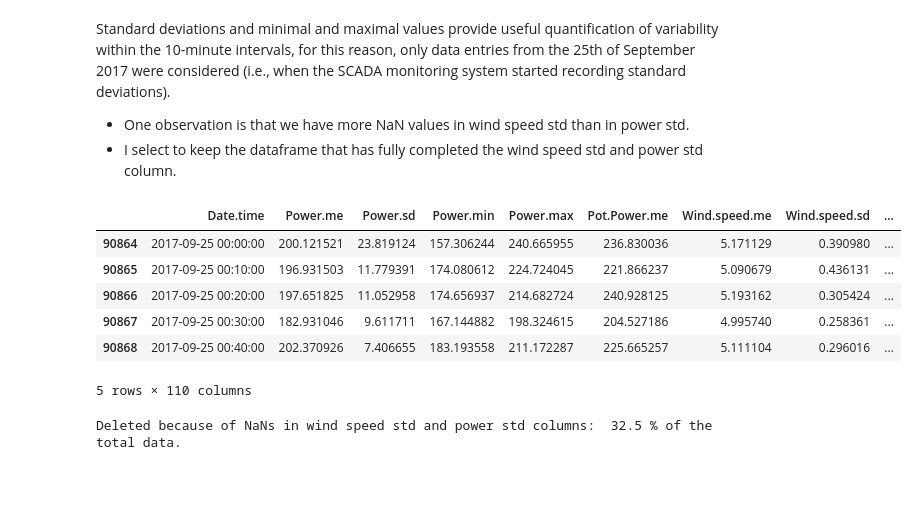
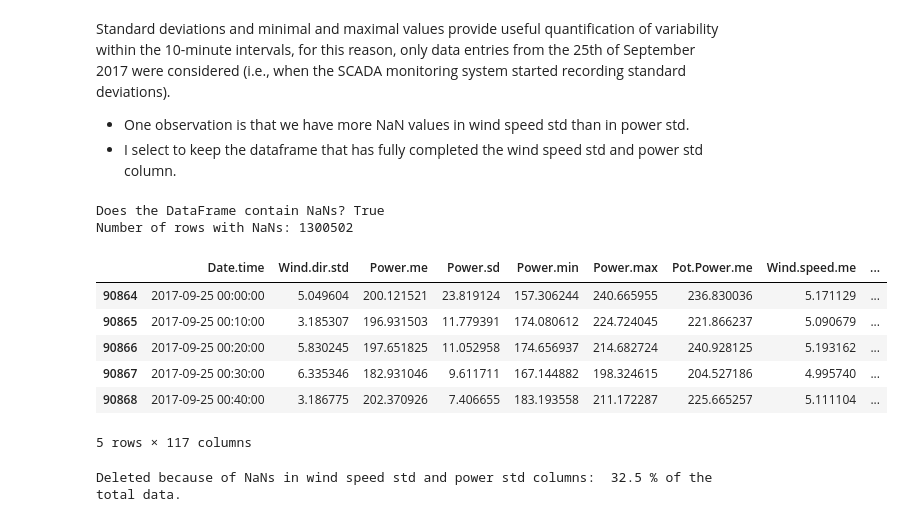
Before and after one commit to filofiocchi02/fyp-submission, a Jupyter notebook: data-management.ipynb, the cells around one changed output. Cells and saved outputs as stored; diff of their text form; code cells hidden in the pictures; blank space fills up the shorter version.

```diff
--- a/data-management.ipynb
+++ b/data-management.ipynb
@@ -16,14 +16,14 @@ files = os.listdir(DATA_PATH) # list of files in the folder
 files_turbine = [file for file in files if str(file).startswith('Turbine')]
 # %%
 def data_selection(data, turbine, year):
-    col_indices = data.columns[[0, 61, 63, 64, 65, 62, 1, 2, 3, 4, 82, 85, 84, 83, 90, 107, 106, 105, 91, 110, 109, 108,
+    col_indices = data.columns[[0, 15, 17, 18, 19, 61, 63, 64, 65, 62, 1, 2, 3, 4, 82, 85, 84, 83, 90, 107, 106, 105, 91, 110, 109, 108,
                        92, 153, 152, 151, 93, 138, 137, 136, 94, 123, 116, 115, 95, 150, 149, 148, 96, 135, 134,
                        133, 97, 122, 120, 119, 98, 121, 118, 117, 99, 126, 125, 124, 100, 156, 155, 154, 101, 129,
                        127, 128, 102, 132, 131, 130, 103, 141, 140, 139, 104, 147, 146, 145, 111, 159, 158, 157,
                        112, 162, 161, 160, 113, 165, 164, 163, 114, 144, 143, 142, 210, 245, 251, 250, 249, 246,
                        254, 253, 252, 247, 257, 256, 255, 261, 262, 287, 288, 289]]
     df = data[col_indices].copy()
-    col_names = ["Date.time",
+    col_names = ["Date.time", "Wind.dir.me", "Wind.dir.std", "Wind.dir.min", "Wind.dir.max",
         "Power.me", "Power.sd", "Power.min", "Power.max",
         "Pot.Power.me",
         "Wind.speed.me", "Wind.speed.sd", "Wind.speed.min", "Wind.speed.max",
@@ -63,7 +63,7 @@ def concatenate_files(files):
     for file in files_turbine:
         turbine = int(str(file).split('_')[3])
         year = int(str(file).split('_')[4][:4])
-        df_old = pd.read_csv(DATA_PATH + file, skiprows=range(0, 9))
+        df_old = pd.read_csv(DATA_PATH + '/' + file, skiprows=range(0, 9))
         df = data_selection(df_old, turbine, year)
         dfs.append(df)
     df_concatenated = pd.concat(dfs, ignore_index=True)
@@ -91,18 +91,34 @@ Standard deviations and minimal and maximal values provide useful quantification
 
 - One observation is that we have more NaN values in wind speed std than in power std.
 - I select to keep the dataframe that has fully completed the wind speed std and power std column.
+# %%
+for col in ["Wind.dir.me", "Wind.dir.min", "Wind.dir.max"]:
+    df[col.replace('dir', 'dir.sin')] = np.sin(np.radians(df[col]))
+    df[col.replace('dir', 'dir.cos')] = np.cos(np.radians(df[col]))
+df = df.drop(columns=["Wind.dir.me", "Wind.dir.min", "Wind.dir.max"])
+# %%
+# Check if there are any NaNs in the DataFrame
+contains_nans = df.isnull().values.any()
+print(f"Does the DataFrame contain NaNs? {contains_nans}")
+
+# Count the number of rows with at least one NaN
+rows_with_nans = df.isnull().any(axis=1).sum()
+print(f"Number of rows with NaNs: {rows_with_nans}")
+# %% [output]
+Does the DataFrame contain NaNs? True
+Number of rows with NaNs: 1300502
 # %%
 df_final = df[~df['Wind.speed.sd'].isnull()] # select rows with entries for wind speed std
-df_final.to_pickle(DATA_PATH + 'data/unfiltered/full.pkl')
+df_final.to_pickle(DATA_PATH + '/unfiltered/full_new.pkl')
 df_final.head()
 # %% [output]
-|  | Date.time | Power.me | Power.sd | Power.min | Power.max | Pot.Power.me | Wind.speed.me | Wind.speed.sd | ... |
-| 90864 | 2017-09-25 00:00:00 | 200.121521 | 23.819124 | 157.306244 | 240.665955 | 236.830036 | 5.171129 | 0.390980 | ... |
-| 90865 | 2017-09-25 00:10:00 | 196.931503 | 11.779391 | 174.080612 | 224.724045 | 221.866237 | 5.090679 | 0.436131 | ... |
-| 90866 | 2017-09-25 00:20:00 | 197.651825 | 11.052958 | 174.656937 | 214.682724 | 240.928125 | 5.193162 | 0.305424 | ... |
-| 90867 | 2017-09-25 00:30:00 | 182.931046 | 9.611711 | 167.144882 | 198.324615 | 204.527186 | 4.995740 | 0.258361 | ... |
-| 90868 | 2017-09-25 00:40:00 | 202.370926 | 7.406655 | 183.193558 | 211.172287 | 225.665257 | 5.111104 | 0.296016 | ... |
+|  | Date.time | Wind.dir.std | Power.me | Power.sd | Power.min | Power.max | Pot.Power.me | Wind.speed.me | ... |
+| 90864 | 2017-09-25 00:00:00 | 5.049604 | 200.121521 | 23.819124 | 157.306244 | 240.665955 | 236.830036 | 5.171129 | ... |
+| 90865 | 2017-09-25 00:10:00 | 3.185307 | 196.931503 | 11.779391 | 174.080612 | 224.724045 | 221.866237 | 5.090679 | ... |
+| 90866 | 2017-09-25 00:20:00 | 5.830245 | 197.651825 | 11.052958 | 174.656937 | 214.682724 | 240.928125 | 5.193162 | ... |
+| 90867 | 2017-09-25 00:30:00 | 6.335346 | 182.931046 | 9.611711 | 167.144882 | 198.324615 | 204.527186 | 4.995740 | ... |
+| 90868 | 2017-09-25 00:40:00 | 3.186775 | 202.370926 | 7.406655 | 183.193558 | 211.172287 | 225.665257 | 5.111104 | ... |
-5 rows × 110 columns
+5 rows × 117 columns
 # %%
 print('Deleted because of NaNs in wind speed std and power std columns: ',
       round((df.shape[0] - df_final.shape[0]) / df.shape[0] * 100, 1) ,'% of the total data.')
```
Also changed, not shown: parts of 14 cells of this notebook, 47 other files.
